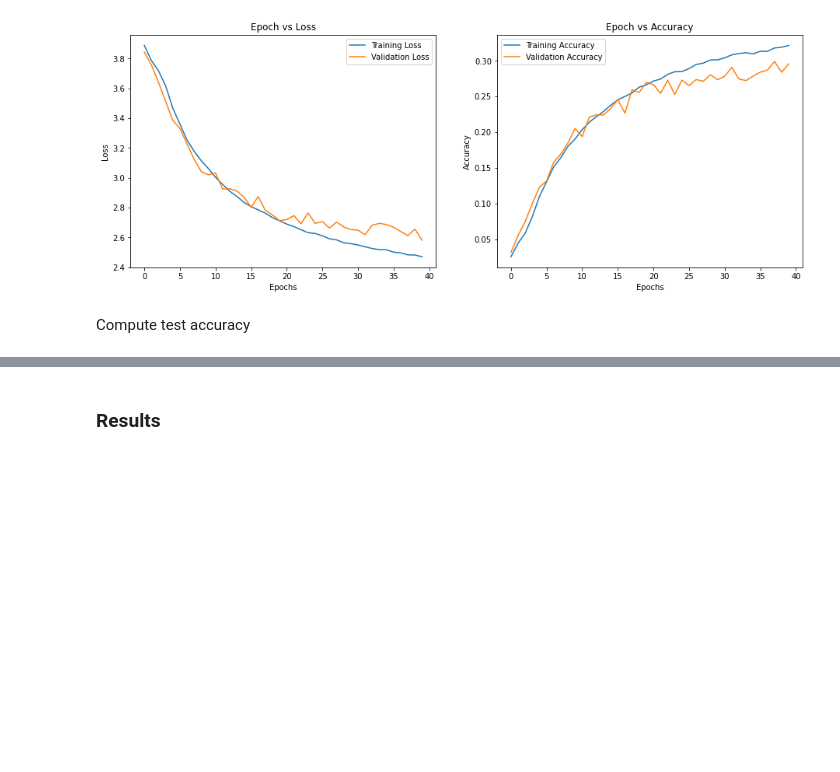
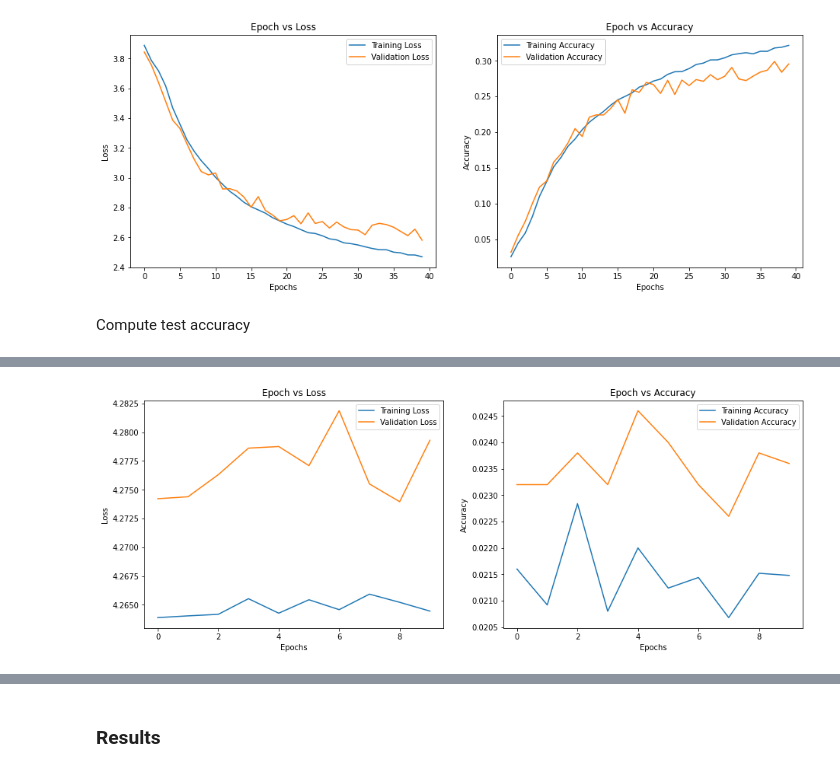
Before and after one commit to osimon8/GeoGuessrGuessr, a Jupyter notebook: notebook.ipynb, the cells around one changed output, grey strips where cells are left out. Drawn from its saved outputs; the diff is of its cells as text; code cells hidden in the pictures; blank space fills up the shorter version.

```diff
--- a/notebook.ipynb
+++ b/notebook.ipynb
@@ -600,0 +621,21 @@ def plot_acc_by_state(accs, sorted=True, title=None, show_avg=True, k=0):
+# %%
+model_conv = torchvision.models.resnet18(pretrained=True)
+for param in model_conv.parameters():
+    param.requires_grad = False
+
+# Parameters of newly constructed modules have requires_grad=True by default
+num_ftrs = model_conv.fc.in_features
+model_conv.fc = nn.Linear(num_ftrs, 51)
+
+model_conv = model_conv.to(device)
+
+criterion = nn.CrossEntropyLoss()
+
+# Observe that only parameters of final layer are being optimized as
+# opposed to before.
+optimizer_conv = torch.optim.SGD(model_conv.fc.parameters(), lr=0.01, momentum=0.9)
+train_loss_conv, train_acc_conv, validation_loss_conv, validation_acc_conv = train2(model_conv, device, train_data_loader, test_loader, 10, criterion, optimizer)
+# %%
+plot_loss_accuracy(train_loss_conv, train_acc_conv, validation_loss_conv, validation_acc_conv)
+# %% [output]
+[figure, added]
```
Also changed, not shown: parts of 10 cells of this notebook.
